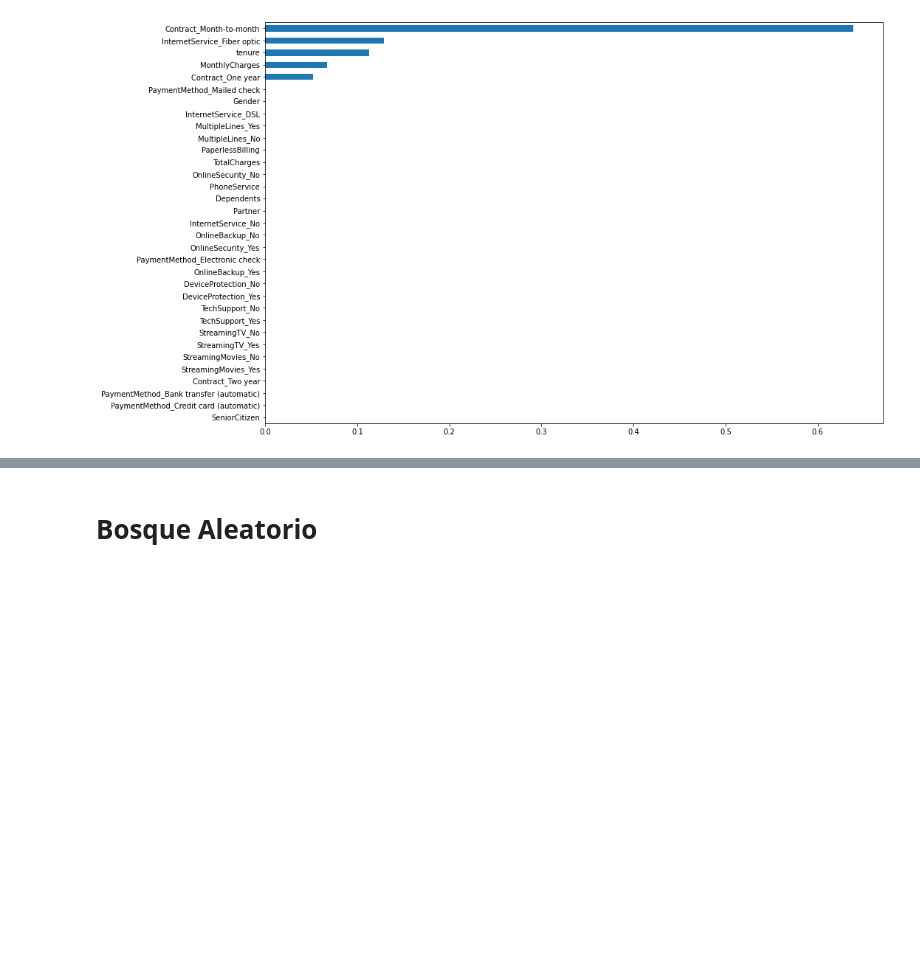
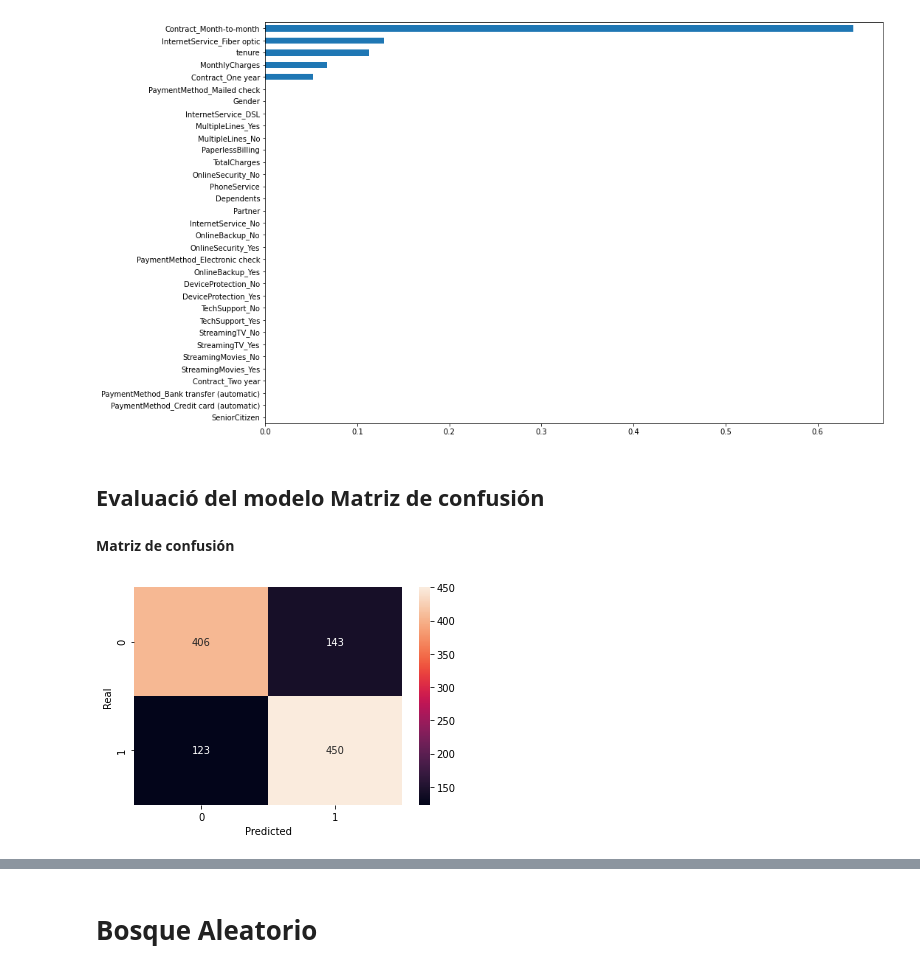
Before and after one commit to AnIsAsPe/ClasificadorClientesTelecom, a Jupyter notebook: ClasificadorClientesEmpresaTelecom_Churn.ipynb, the cells around one changed output, grey strips where cells are left out. Drawn from its saved outputs; the diff is of its cells as text; code cells hidden in the pictures; blank space fills up the shorter version.

```diff
--- a/ClasificadorClientesEmpresaTelecom_Churn.ipynb
+++ b/ClasificadorClientesEmpresaTelecom_Churn.ipynb
@@ -401,11 +433,11 @@ for p in range(3,21,2):
 
   #Predicción y evaluación sobre el conjunto de entrenamiento
   Z_pred_train[p] = clf[p].predict(X_train)
-  precision_train[p] = metrics.accuracy_score(Z_train, Z_pred_train[p])*100
+  precision_train[p] = accuracy_score(Z_train, Z_pred_train[p])*100
 
   #Predicción y evaluación sobre el conjunto de prueba
   Z_pred_test[p] = clf[p].predict(X_test)
-  precision_test[p] = metrics.accuracy_score(Z_test, Z_pred_test[p])*100
+  precision_test[p] = accuracy_score(Z_test, Z_pred_test[p])*100
 
 precision = pd.DataFrame( {'Entrenamiento':precision_train,
                            'Prueba': precision_test})
@@ -442,3 +474,23 @@ weights.sort_values().plot(kind = 'barh',figsize=(15, 10))
 # %% [output]
 <matplotlib.axes._subplots.AxesSubplot at 0x...>
 [figure]
+# %% [markdown]
+## Evaluació del modelo Matriz de confusión
+# %% [markdown]
+**Matriz de confusión**
+# %%
+#Matriz de confusión
+
+import seaborn as sns
+
+data = {'Z_Real':  Z_test,
+        'Z_Prediccion': Z_pred_test[3]
+        }
+
+df = pd.DataFrame(data, columns=['Z_Real','Z_Prediccion'])
+confusion_matrix = pd.crosstab(df['Z_Real'], df['Z_Prediccion'], rownames=['Real'], colnames=['Predicted'])
+
+sns.heatmap(confusion_matrix, annot=True, fmt='g')
+plt.show()
+# %% [output]
+[figure, added]
```
Also changed, not shown: parts of 18 cells of this notebook.
